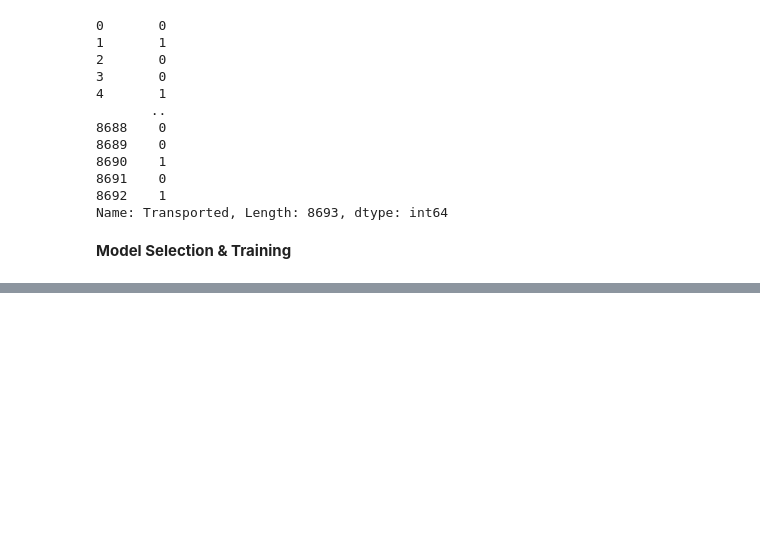
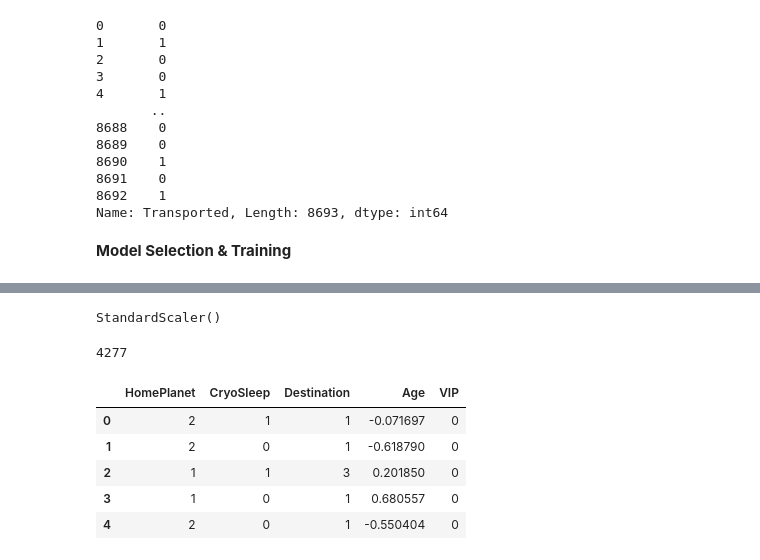
Before and after one commit to Arjitm26/Spaceship-Titanic, a Jupyter notebook: Spaceship titanic.ipynb, the cells around one changed output, grey strips where cells are left out. Saved outputs shown, nothing was run; the diff lists cells and outputs as text; code cells hidden in the pictures; blank space fills up the shorter version.

```diff
--- a/Spaceship titanic.ipynb
+++ b/Spaceship titanic.ipynb
@@ -273,0 +367,2 @@ KeyboardInterrupt:
+# %%
+Age = pd.DataFrame(test_set['Age'])
@@ -273,0 +378,23 @@ KeyboardInterrupt:
+# %%
+scaler = StandardScaler()
+
+scaler.fit(Age)
+# %% [output]
+StandardScaler()
+# %%
+scaled_age = scaler.transform(Age)
+# %%
+len(scaled_age)
+# %% [output]
+4277
+# %%
+test_set['Age'] = scaled_age
+# %%
+test_set.head()
+# %% [output]
+|  | HomePlanet | CryoSleep | Destination | Age | VIP |
+| 0 | 2 | 1 | 1 | -0.071697 | 0 |
+| 1 | 2 | 0 | 1 | -0.618790 | 0 |
+| 2 | 1 | 1 | 3 | 0.201850 | 0 |
+| 3 | 1 | 0 | 1 | 0.680557 | 0 |
+| 4 | 2 | 0 | 1 | -0.550404 | 0 |
```
Also changed, not shown: parts of 31 cells of this notebook.
